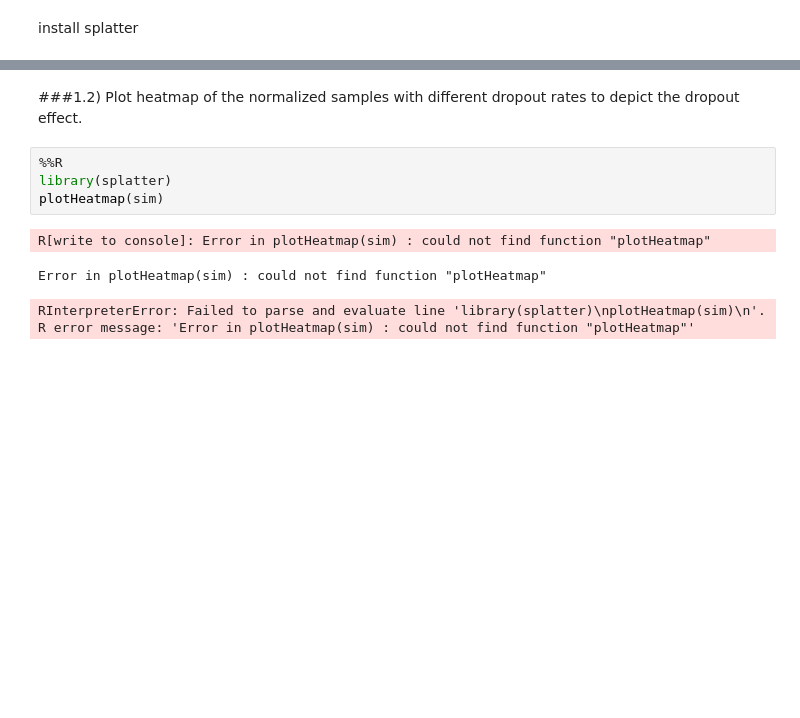
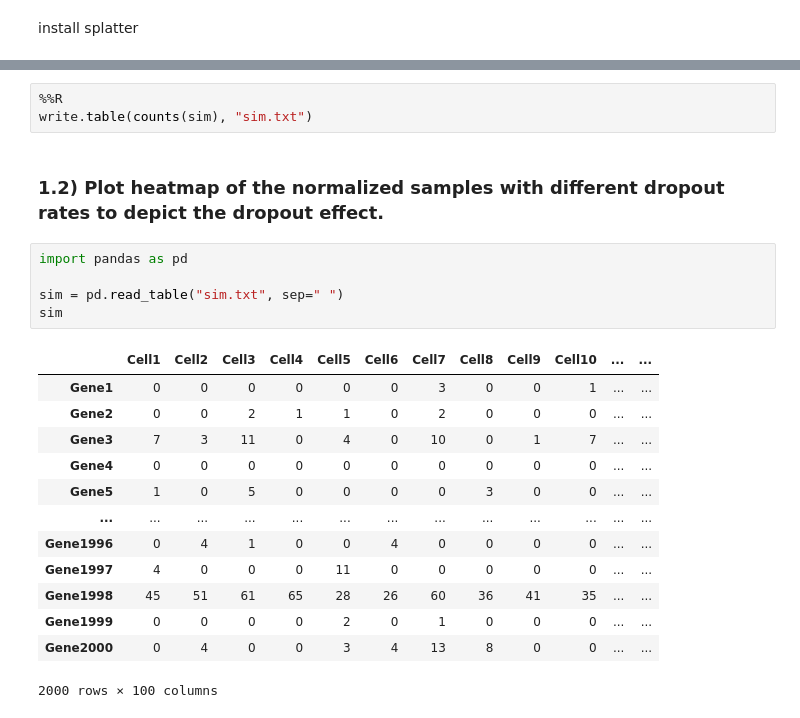
Before and after one commit to Velcorn/BKIM, a Jupyter notebook: Ex 02/Exercise 2 - Biostatistic.ipynb, the cells around one changed output, grey strips where cells are left out. Drawn from its saved outputs; the diff is of its cells as text; blank space fills up the shorter version.

```diff
--- a/Ex 02/Exercise 2 - Biostatistic.ipynb
+++ b/Ex 02/Exercise 2 - Biostatistic.ipynb
@@ -69,11 +86,24 @@ R[write to console]: Done!
+# %%
+%%R
+write.table(counts(sim), "sim.txt")
 # %% [markdown]
-###1.2) Plot heatmap of the normalized samples with different dropout rates to depict the dropout effect.
+### 1.2) Plot heatmap of the normalized samples with different dropout rates to depict the dropout effect.
-# %%
-%%R
-library(splatter)
-plotHeatmap(sim)
-# %% [output]
-R[write to console]: Error in plotHeatmap(sim) : could not find function "plotHeatmap"
-Error in plotHeatmap(sim) : could not find function "plotHeatmap"
-RInterpreterError: Failed to parse and evaluate line 'library(splatter)\nplotHeatmap(sim)\n'.
-R error message: 'Error in plotHeatmap(sim) : could not find function "plotHeatmap"'
+# %%
+import pandas as pd
+
+sim = pd.read_table("sim.txt", sep=" ")
+sim
+# %% [output]
+|  | Cell1 | Cell2 | Cell3 | Cell4 | Cell5 | Cell6 | Cell7 | Cell8 | Cell9 | Cell10 | ... | ... |
+| Gene1 | 0 | 0 | 0 | 0 | 0 | 0 | 3 | 0 | 0 | 1 | ... | ... |
+| Gene2 | 0 | 0 | 2 | 1 | 1 | 0 | 2 | 0 | 0 | 0 | ... | ... |
+| Gene3 | 7 | 3 | 11 | 0 | 4 | 0 | 10 | 0 | 1 | 7 | ... | ... |
+| Gene4 | 0 | 0 | 0 | 0 | 0 | 0 | 0 | 0 | 0 | 0 | ... | ... |
+| Gene5 | 1 | 0 | 5 | 0 | 0 | 0 | 0 | 3 | 0 | 0 | ... | ... |
+| ... | ... | ... | ... | ... | ... | ... | ... | ... | ... | ... | ... | ... |
+| Gene1996 | 0 | 4 | 1 | 0 | 0 | 4 | 0 | 0 | 0 | 0 | ... | ... |
+| Gene1997 | 4 | 0 | 0 | 0 | 11 | 0 | 0 | 0 | 0 | 0 | ... | ... |
+| Gene1998 | 45 | 51 | 61 | 65 | 28 | 26 | 60 | 36 | 41 | 35 | ... | ... |
+| Gene1999 | 0 | 0 | 0 | 0 | 2 | 0 | 1 | 0 | 0 | 0 | ... | ... |
+| Gene2000 | 0 | 4 | 0 | 0 | 3 | 4 | 13 | 8 | 0 | 0 | ... | ... |
+2000 rows × 100 columns
```
Also changed, not shown: parts of 20 cells of this notebook.
